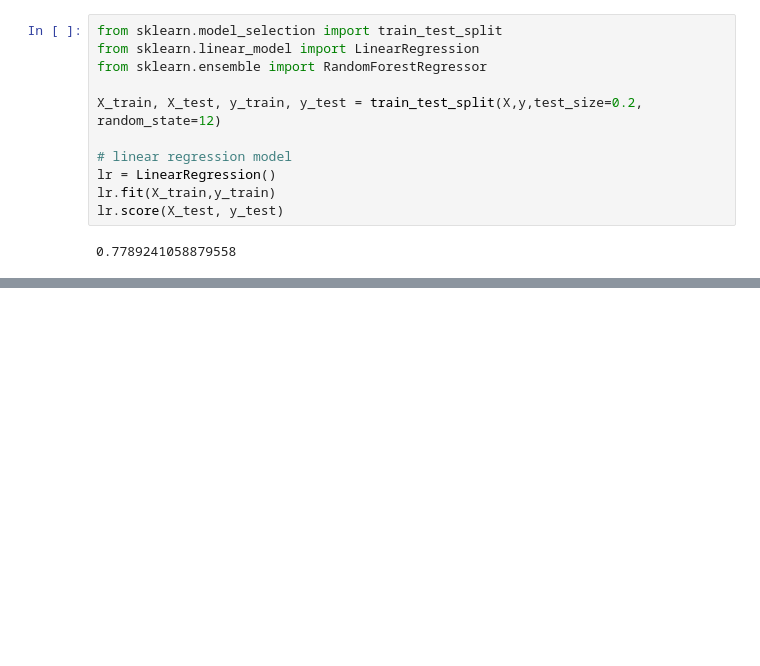
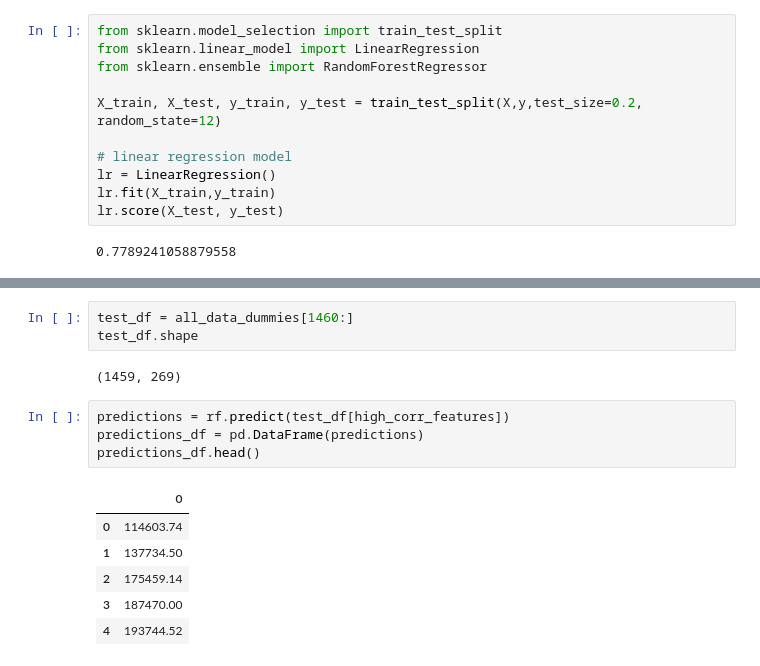
Before and after one commit to niramay447/kaggle-competitions, a Jupyter notebook: house-prices.ipynb, the cells around one changed output, grey strips where cells are left out. Cells and saved outputs as stored; diff of their text form; blank space fills up the shorter version.

```diff
--- a/house-prices.ipynb
+++ b/house-prices.ipynb
@@ -269,0 +270,16 @@ rf.score(X_test, y_test)
+# %%
+test_df = all_data_dummies[1460:]
+test_df.shape
+# %% [output]
+(1459, 269)
+# %%
+predictions = rf.predict(test_df[high_corr_features])
+predictions_df = pd.DataFrame(predictions)
+predictions_df.head()
+# %% [output]
+|  | 0 |
+| 0 | 114603.74 |
+| 1 | 137734.50 |
+| 2 | 175459.14 |
+| 3 | 187470.00 |
+| 4 | 193744.52 |
```
Also changed, not shown: parts of 1 cell of this notebook.
